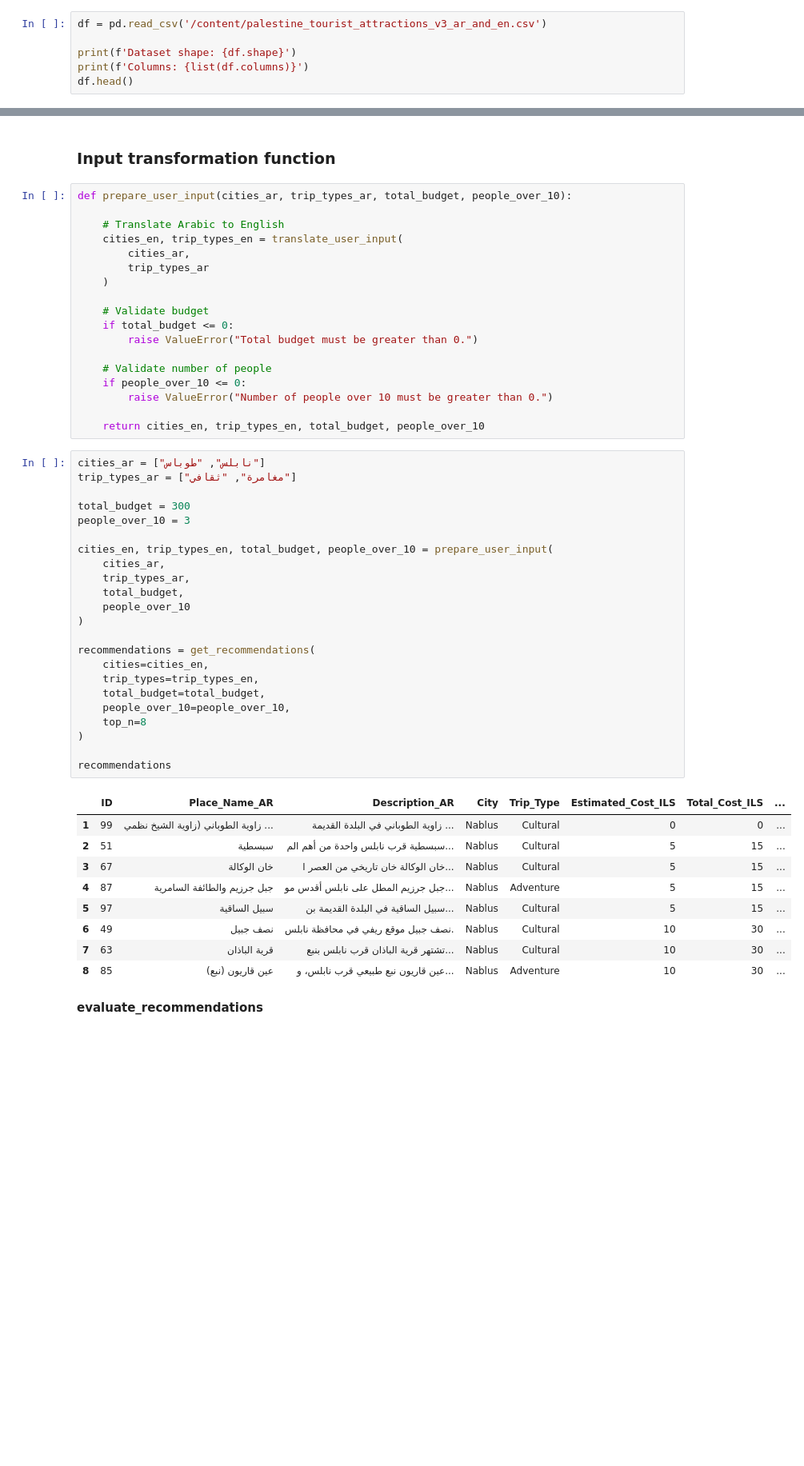
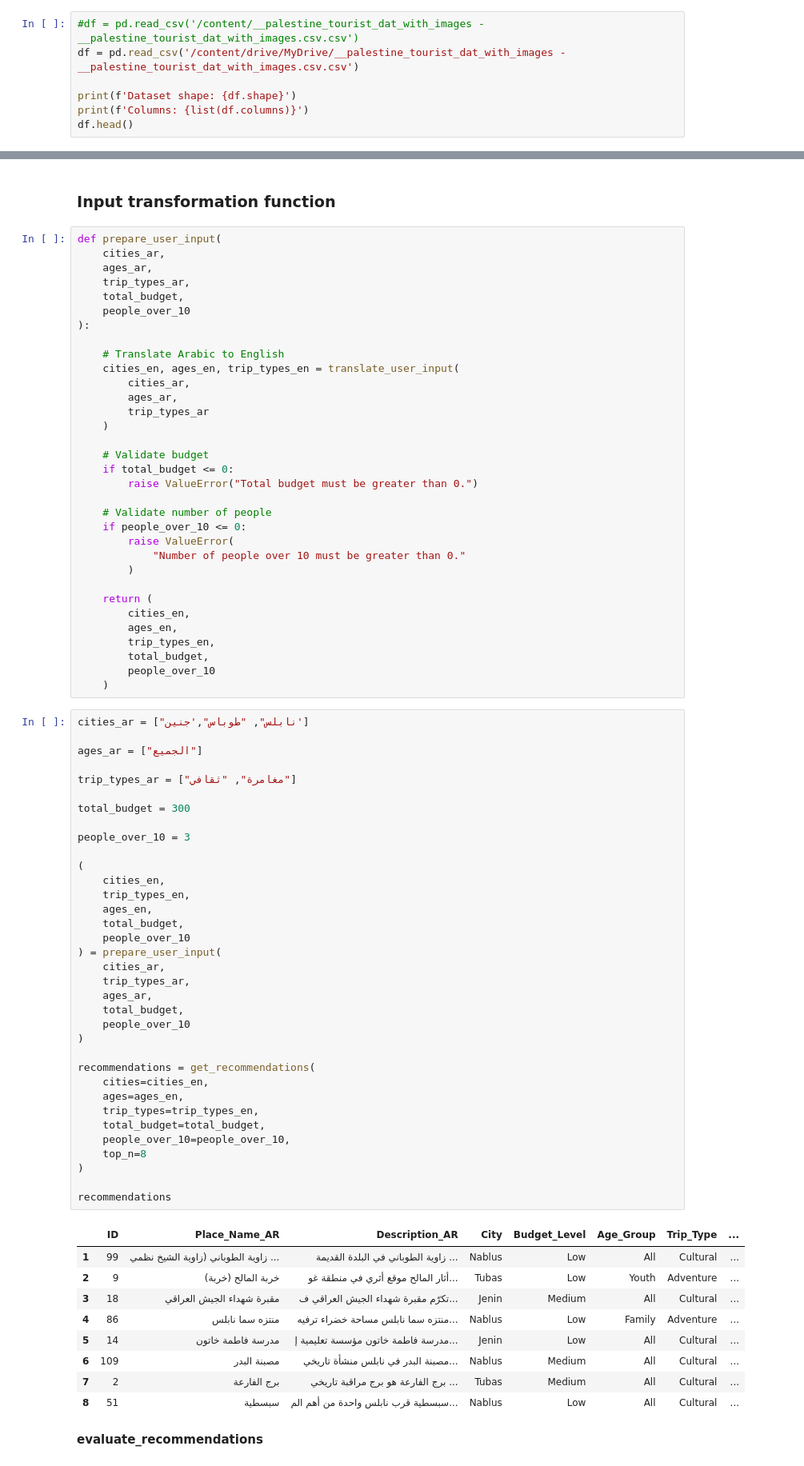
Before and after one commit to Asalasadat/AI-Travel-Squad, a Jupyter notebook: AI&ML/Code/palestine_tourism_recommendation.ipynb, the cells around one changed output, grey strips where cells are left out. Shown at 80% size. Saved outputs shown, nothing was run; the diff lists cells and outputs as text; blank space fills up the shorter version.

```diff
--- a/AI&ML/Code/palestine_tourism_recommendation.ipynb
+++ b/AI&ML/Code/palestine_tourism_recommendation.ipynb
@@ -38,7 +43,8 @@ Libraries loaded.
 # %% [markdown]
 ## 2. Load and Explore the Dataset
 # %%
-df = pd.read_csv('/content/palestine_tourist_attractions_v3_ar_and_en.csv')
+#df = pd.read_csv('/content/__palestine_tourist_dat_with_images - __palestine_tourist_dat_with_images.csv.csv')
+df = pd.read_csv('/content/drive/MyDrive/__palestine_tourist_dat_with_images - __palestine_tourist_dat_with_images.csv.csv')
 
 print(f'Dataset shape: {df.shape}')
 print(f'Columns: {list(df.columns)}')
@@ -644,11 +762,18 @@ r3
 # %% [markdown]
 ### Input transformation function
 # %%
-def prepare_user_input(cities_ar, trip_types_ar, total_budget, people_over_10):
+def prepare_user_input(
+    cities_ar,
+    ages_ar,
+    trip_types_ar,
+    total_budget,
+    people_over_10
+):
 
     # Translate Arabic to English
-    cities_en, trip_types_en = translate_user_input(
+    cities_en, ages_en, trip_types_en = translate_user_input(
         cities_ar,
+        ages_ar,
         trip_types_ar
     )
 
@@ -658,42 +783,62 @@ def prepare_user_input(cities_ar, trip_types_ar, total_budget, people_over_10):
 
     # Validate number of people
     if people_over_10 <= 0:
-        raise ValueError("Number of people over 10 must be greater than 0.")
+        raise ValueError(
+            "Number of people over 10 must be greater than 0."
+        )
 
-    return cities_en, trip_types_en, total_budget, people_over_10
+    return (
+        cities_en,
+        ages_en,
+        trip_types_en,
+        total_budget,
+        people_over_10
+    )
 # %%
-cities_ar = ["نابلس", "طوباس"]
+cities_ar = ["نابلس", "طوباس",'جنين']
+
+ages_ar = ["الجميع"]
+
 trip_types_ar = ["مغامرة", "ثقافي"]
 
 total_budget = 300
+
 people_over_10 = 3
 
-cities_en, trip_types_en, total_budget, people_over_10 = prepare_user_input(
+(
+    cities_en,
+    trip_types_en,
+    ages_en,
+    total_budget,
+    people_over_10
+) = prepare_user_input(
     cities_ar,
     trip_types_ar,
+    ages_ar,
     total_budget,
     people_over_10
 )
 
 recommendations = get_recommendations(
     cities=cities_en,
+    ages=ages_en,
     trip_types=trip_types_en,
     total_budget=total_budget,
     people_over_10=people_over_10,
     top_n=8
 )
 
 recommendations
 # %% [output]
-|  | ID | Place_Name_AR | Description_AR | City | Trip_Type | Estimated_Cost_ILS | Total_Cost_ILS | ... |
-| 1 | 99 | زاوية الطوباني (زاوية الشيخ نظمي ... | زاوية الطوباني في البلدة القديمة ... | Nablus | Cultural | 0 | 0 | ... |
-| 2 | 51 | سبسطية | سبسطية قرب نابلس واحدة من أهم الم... | Nablus | Cultural | 5 | 15 | ... |
-| 3 | 67 | خان الوكالة | خان الوكالة خان تاريخي من العصر ا... | Nablus | Cultural | 5 | 15 | ... |
-| 4 | 87 | جبل جرزيم والطائفة السامرية | جبل جرزيم المطل على نابلس أقدس مو... | Nablus | Adventure | 5 | 15 | ... |
-| 5 | 97 | سبيل الساقية | سبيل الساقية في البلدة القديمة بن... | Nablus | Cultural | 5 | 15 | ... |
-| 6 | 49 | نصف جبيل | نصف جبيل موقع ريفي في محافظة نابلس. | Nablus | Cultural | 10 | 30 | ... |
-| 7 | 63 | قرية الباذان | تشتهر قرية الباذان قرب نابلس بنبع... | Nablus | Cultural | 10 | 30 | ... |
-| 8 | 85 | عين قاريون (نبع) | عين قاريون نبع طبيعي قرب نابلس، و... | Nablus | Adventure | 10 | 30 | ... |
+|  | ID | Place_Name_AR | Description_AR | City | Budget_Level | Age_Group | Trip_Type | ... |
+| 1 | 99 | زاوية الطوباني (زاوية الشيخ نظمي ... | زاوية الطوباني في البلدة القديمة ... | Nablus | Low | All | Cultural | ... |
+| 2 | 9 | خربة المالح (خربة) | أثار المالح موقع أثري في منطقة غو... | Tubas | Low | Youth | Adventure | ... |
+| 3 | 18 | مقبرة شهداء الجيش العراقي | تكرّم مقبرة شهداء الجيش العراقي ف... | Jenin | Medium | All | Cultural | ... |
+| 4 | 86 | منتزه سما نابلس | منتزه سما نابلس مساحة خضراء ترفيه... | Nablus | Low | Family | Adventure | ... |
+| 5 | 14 | مدرسة فاطمة خاتون | مدرسة فاطمة خاتون مؤسسة تعليمية إ... | Jenin | Low | All | Cultural | ... |
+| 6 | 109 | مصبنة البدر | مصبنة البدر في نابلس منشأة تاريخي... | Nablus | Medium | All | Cultural | ... |
+| 7 | 2 | برج الفارعة | برج الفارعة هو برج مراقبة تاريخي ... | Tubas | Medium | All | Cultural | ... |
+| 8 | 51 | سبسطية | سبسطية قرب نابلس واحدة من أهم الم... | Nablus | Low | All | Cultural | ... |
 # %% [markdown]
 **evaluate_recommendations**
 # %%
```
Also changed, not shown: parts of 20 cells of this notebook.
